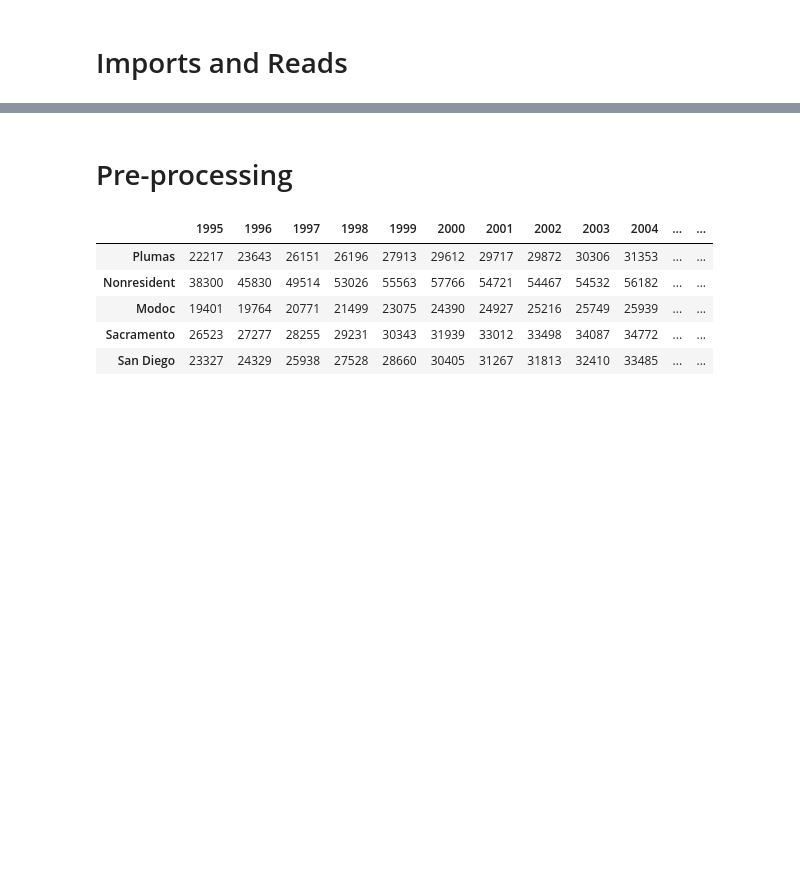
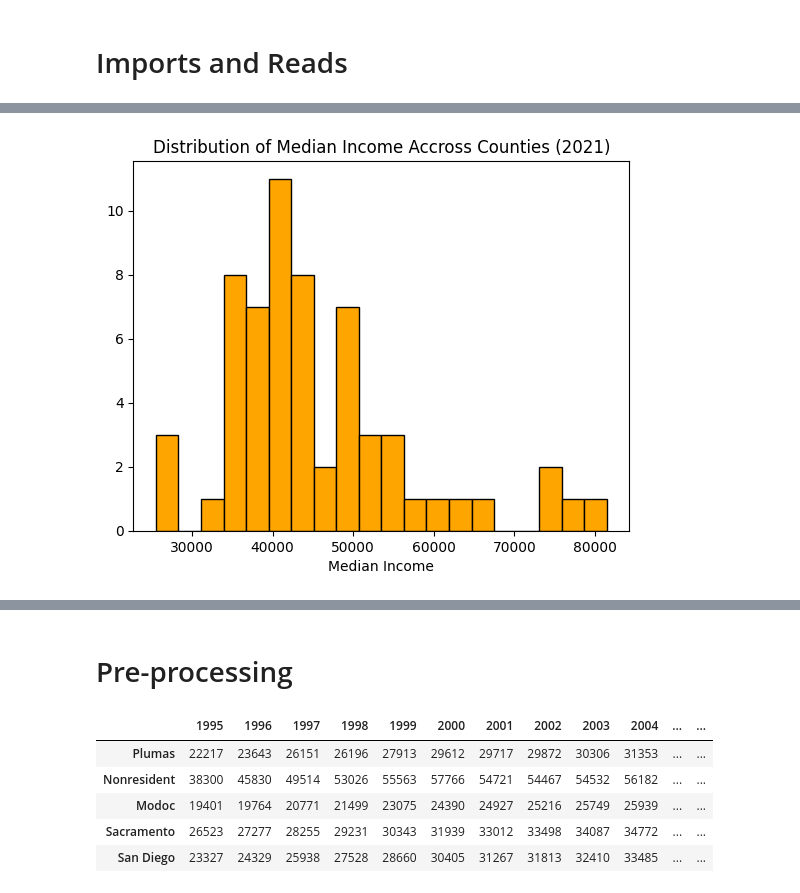
Before and after one commit to aindraga/Math189_FinalProject, a Jupyter notebook: final_project.ipynb, the cells around one changed output, grey strips where cells are left out. Cells and saved outputs as stored; diff of their text form; code cells hidden in the pictures; blank space fills up the shorter version.

```diff
--- a/final_project.ipynb
+++ b/final_project.ipynb
@@ -22,3 +24,6 @@ df.head()
 | 2 | 2007 | Modoc | 9659.0 | 3069 | 118770000 | 28083 | 52.0 | 1545 | ... |
 | 3 | 2005 | Nonresident | 0.0 | 522584 | 138452361000 | 58612 | 0.0 | 281732 | ... |
 | 4 | 2003 | Nonresident | 0.0 | 436493 | 129987919000 | 54532 | 0.0 | 234008 | ... |
+# %%
+essentials = df[['Taxable Year',  'County','Median Income', 'Population']].sort_values("Taxable Year", ascending = False)
+essentials
@@ -24,0 +44,3 @@ df.head()
+# %%
+just_2021 = essentials[essentials['Taxable Year'] == 2021]
+just_2021
@@ -24,0 +61,11 @@ df.head()
+# %%
+data = just_2021['Median Income']
+
+plt.hist(data, bins=20, color='orange', edgecolor='black')
+
+plt.title('Distribution of Median Income Accross Counties (2021)')
+plt.xlabel('Median Income')
+
+plt.show()
+# %% [output]
+[figure, added]
```
Also changed, not shown: parts of 8 cells of this notebook.
